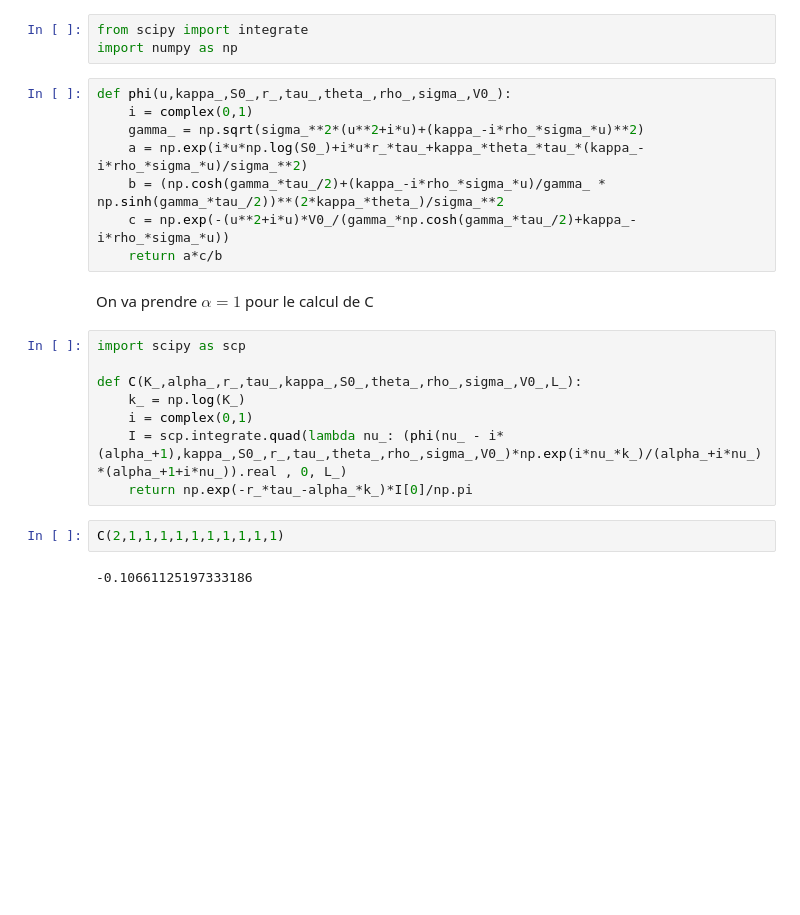
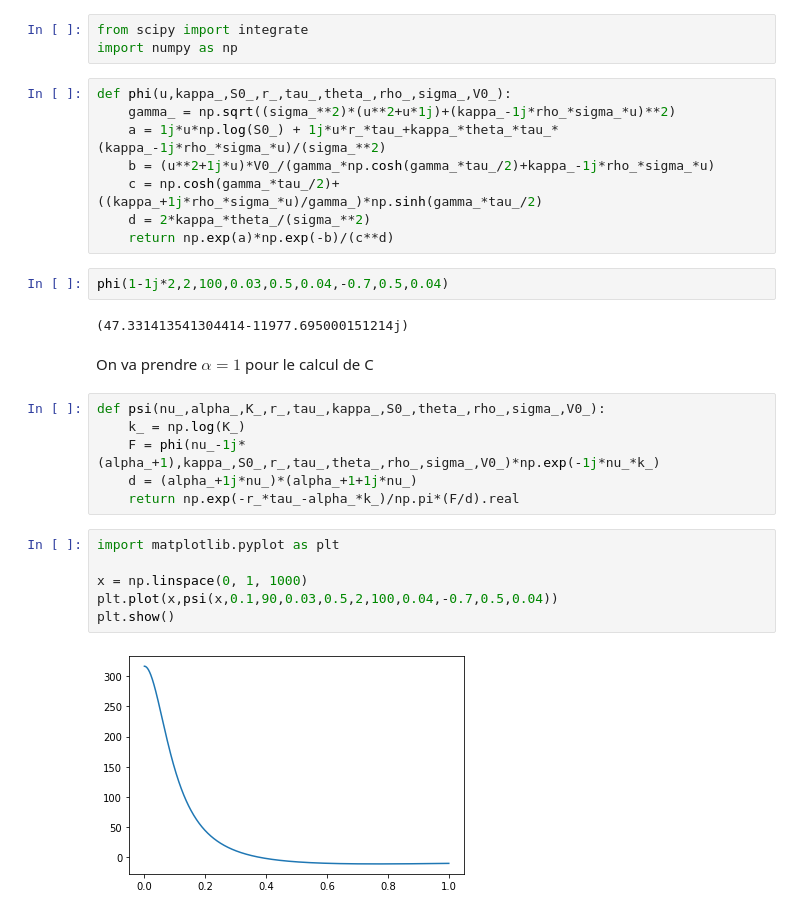
Before and after one commit to NicolasMakaroff/implied-volatility-learning, a Jupyter notebook: Newton - Brent.ipynb, the cells around one changed output. Saved outputs shown, nothing was run; the diff lists cells and outputs as text; blank space fills up the shorter version.

```diff
--- a/Newton - Brent.ipynb
+++ b/Newton - Brent.ipynb
@@ -190,23 +200,29 @@ from scipy import integrate
 import numpy as np
 # %%
 def phi(u,kappa_,S0_,r_,tau_,theta_,rho_,sigma_,V0_):
-    i = complex(0,1)
-    gamma_ = np.sqrt(sigma_**2*(u**2+i*u)+(kappa_-i*rho_*sigma_*u)**2)
-    a = np.exp(i*u*np.log(S0_)+i*u*r_*tau_+kappa_*theta_*tau_*(kappa_-i*rho_*sigma_*u)/sigma_**2)
-    b = (np.cosh(gamma_*tau_/2)+(kappa_-i*rho_*sigma_*u)/gamma_ * np.sinh(gamma_*tau_/2))**(2*kappa_*theta_)/sigma_**2
-    c = np.exp(-(u**2+i*u)*V0_/(gamma_*np.cosh(gamma_*tau_/2)+kappa_-i*rho_*sigma_*u))
-    return a*c/b
+    gamma_ = np.sqrt((sigma_**2)*(u**2+u*1j)+(kappa_-1j*rho_*sigma_*u)**2)
+    a = 1j*u*np.log(S0_) + 1j*u*r_*tau_+kappa_*theta_*tau_*(kappa_-1j*rho_*sigma_*u)/(sigma_**2)
+    b = (u**2+1j*u)*V0_/(gamma_*np.cosh(gamma_*tau_/2)+kappa_-1j*rho_*sigma_*u)
+    c = np.cosh(gamma_*tau_/2)+((kappa_+1j*rho_*sigma_*u)/gamma_)*np.sinh(gamma_*tau_/2)
+    d = 2*kappa_*theta_/(sigma_**2)
+    return np.exp(a)*np.exp(-b)/(c**d)
+# %%
+phi(1-1j*2,2,100,0.03,0.5,0.04,-0.7,0.5,0.04)
+# %% [output]
+(47.331413541304414-11977.695000151214j)
 # %% [markdown]
 On va prendre $\alpha = 1$ pour le calcul de C
 # %%
-import scipy as scp
-
-def C(K_,alpha_,r_,tau_,kappa_,S0_,theta_,rho_,sigma_,V0_,L_):
+def psi(nu_,alpha_,K_,r_,tau_,kappa_,S0_,theta_,rho_,sigma_,V0_):
     k_ = np.log(K_)
-    i = complex(0,1)
-    I = scp.integrate.quad(lambda nu_: (phi(nu_ - i*(alpha_+1),kappa_,S0_,r_,tau_,theta_,rho_,sigma_,V0_)*np.exp(i*nu_*k_)/(alpha_+i*nu_)*(alpha_+1+i*nu_)).real , 0, L_)
-    return np.exp(-r_*tau_-alpha_*k_)*I[0]/np.pi
+    F = phi(nu_-1j*(alpha_+1),kappa_,S0_,r_,tau_,theta_,rho_,sigma_,V0_)*np.exp(-1j*nu_*k_)
+    d = (alpha_+1j*nu_)*(alpha_+1+1j*nu_)
+    return np.exp(-r_*tau_-alpha_*k_)/np.pi*(F/d).real
-# %%
-C(2,1,1,1,1,1,1,1,1,1,1)
-# %% [output]
--0.10661125197333186
+# %%
+import matplotlib.pyplot as plt
+
+x = np.linspace(0, 1, 1000)
+plt.plot(x,psi(x,0.1,90,0.03,0.5,2,100,0.04,-0.7,0.5,0.04))
+plt.show()
+# %% [output]
+[figure, added]
```
Also changed, not shown: parts of 10 cells of this notebook.
